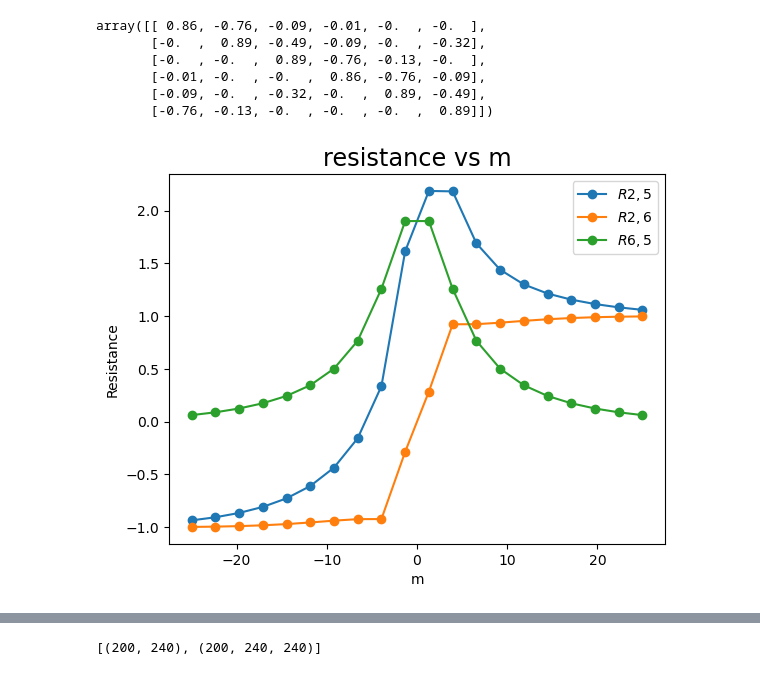
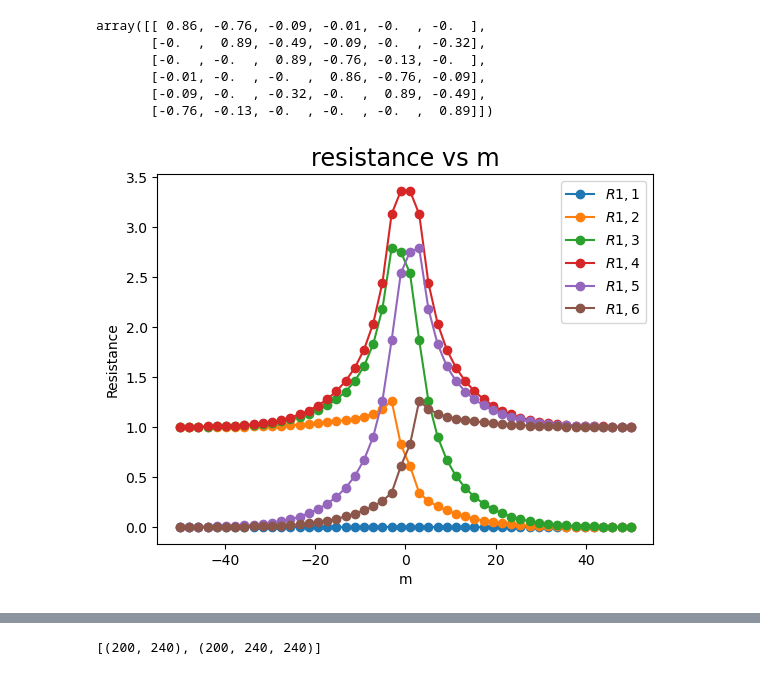
Before and after one commit to Xky123ff/GIT--DEMO, a Jupyter notebook: repeating_chiral-coupling.ipynb, the cells around one changed output, grey strips where cells are left out. Drawn from its saved outputs; the diff is of its cells as text; code cells hidden in the pictures.

```diff
--- a/repeating_chiral-coupling.ipynb
+++ b/repeating_chiral-coupling.ipynb
@@ -141,8 +141,11 @@ array([[ 0.94, -0.  , -0.  , -0.  , -0.05, -0.89],
        [-0.  , -0.05, -0.89,  0.94, -0.  , -0.  ],
        [-0.  , -0.  , -0.05, -0.89,  0.94, -0.  ],
        [-0.  , -0.07, -0.  , -0.05, -0.82,  0.94]])
-# %%
-data=[]
-for m_value in np.linspace(0,50,num=10):
-    tmatrix = kwant.smatrix(syst, 3.0,params=dict(m=m_value))
-    data.append(tmatrix.conductance_matrix())
+# %%
+fsyst = make_syst(width=60,length=300,leads_model=model_MTI())
+
+J=kwant.operator.Current(fsyst)            #这个对象是一个电流算符，可以用来计算系统 fsyst 中任意两个相邻格点（跳跃，hopping）之间的局部电流密度。
+wf=kwant.wave_function(fsyst, energy=8,params=dict(m=20))  #它是一个包含了已计算好的散射波函数集合的对象。
+psi=wf(0)[0]
+current = J(psi)
+kwant.plotter.current(fsyst, current, colorbar=True, show=True)
@@ -210,7 +215,7 @@ def rEplot(energies, data, ptitle='resistance vs energy'):
     plt.legend()
 # %%
 data=[]
-m_range=np.linspace(-25,25,num=20)
+m_range=np.linspace(-50,50,num=50)
 for m_value in m_range:
     tmatrix = kwant.smatrix(syst, 9.0,params=dict(m=m_value))
     data.append(tmatrix.conductance_matrix())
@@ -248,22 +253,27 @@ array([[ 0.86, -0.76, -0.09, -0.01, -0.  , -0.  ],
        [-0.09, -0.  , -0.32, -0.  ,  0.89, -0.49],
        [-0.76, -0.13, -0.  , -0.  , -0.  ,  0.89]])
 # %%
+# One m, one resistance
+r=[]
 def rMplot_m(m_list, data, lead1=2,lead2=5, ptitle='resistance vs m'):
     current = [1, 0, 0, -1, 0, 0]
     rx=[]
     for i in range(data.shape[0]):
         voltage = find_voltages(data[i],current)
         rx.append(voltage[lead1-1]-voltage[lead2-1])
-
+    r.append(rx[49])
     plt.plot(m_list,rx,'-o', label=f'$R {lead1},{lead2}$')
 
     plt.title(ptitle, size='xx-large')
     plt.xlabel('m')
     plt.ylabel('Resistance')
     plt.legend()
-
-rMplot_m(m_range,np.array(data),2,5)
-rMplot_m(m_range,np.array(data),2,6)
-rMplot_m(m_range,np.array(data),6,5)
+# double 3
+rMplot_m(m_range,np.array(data),1,1)
+rMplot_m(m_range,np.array(data),1,2)
+rMplot_m(m_range,np.array(data),1,3)
+rMplot_m(m_range,np.array(data),1,4)
+rMplot_m(m_range,np.array(data),1,5)
+rMplot_m(m_range,np.array(data),1,6)
 # %% [output]
-[figure, old version]
+[figure, new version]
```
Also changed, not shown: parts of 3 cells of this notebook, 4 other files.
